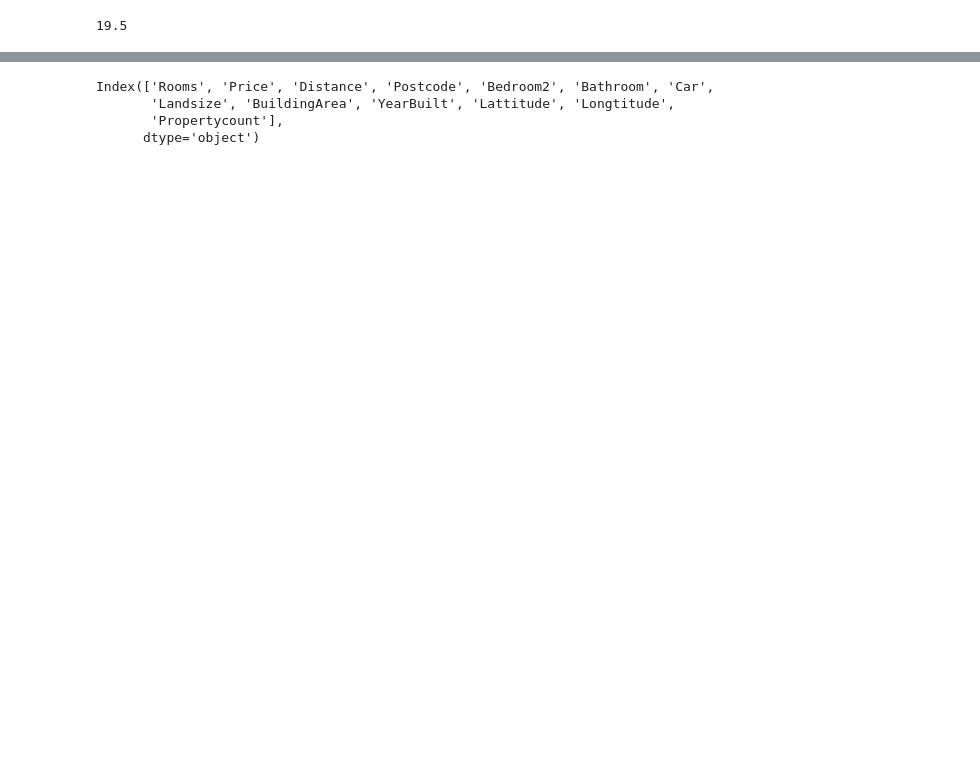
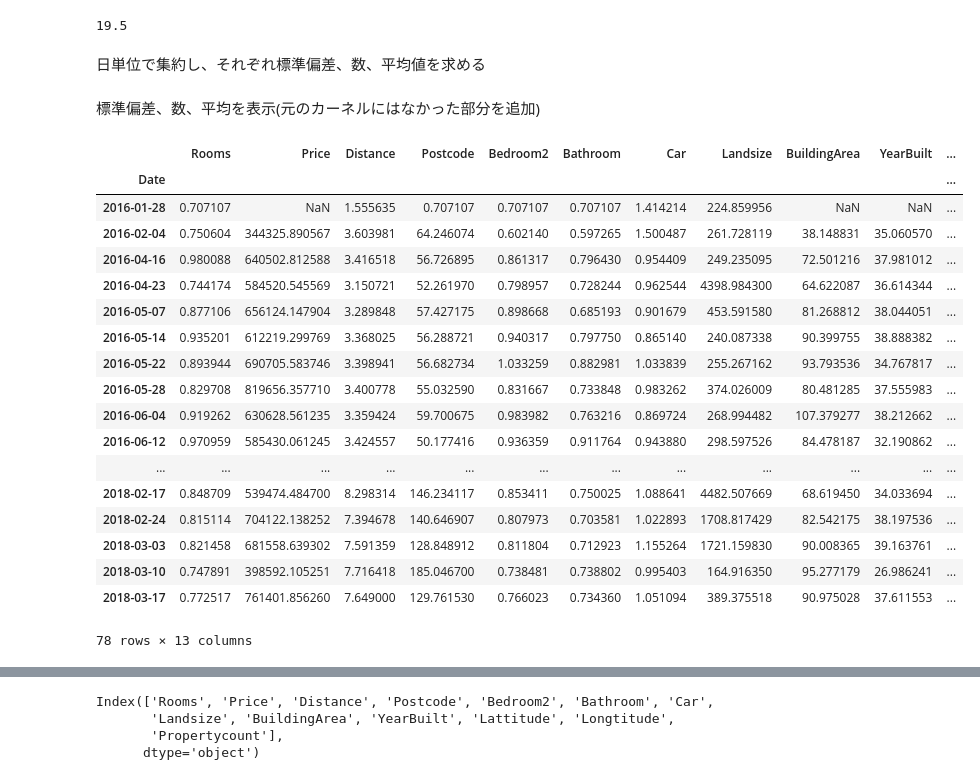
Before and after one commit to tsuchiyatoshio/team, a Jupyter notebook: matsuoka/1.1 Liner Regression/Price analysis and Linear Regression/notebook/price-analysis-and-linear-regression_result.ipynb, the cells around one changed output, grey strips where cells are left out. Cells and saved outputs as stored; diff of their text form; code cells hidden in the pictures; blank space fills up the shorter version.

```diff
--- a/matsuoka/1.1 Liner Regression/Price analysis and Linear Regression/notebook/price-analysis-and-linear-regression_result.ipynb
+++ b/matsuoka/1.1 Liner Regression/Price analysis and Linear Regression/notebook/price-analysis-and-linear-regression_result.ipynb
@@ -48,7 +56,33 @@ len(dataframe["Date"].unique())/4
 ##12 Means a year of Data!
 # %% [output]
 19.5
+# %% [markdown]
+日単位で集約し、それぞれ標準偏差、数、平均値を求める
 # %%
 var = dataframe[dataframe["Type"]=="h"].sort_values("Date", ascending=False).groupby("Date").std()
 count = dataframe[dataframe["Type"]=="h"].sort_values("Date", ascending=False).groupby("Date").count()
 mean = dataframe[dataframe["Type"]=="h"].sort_values("Date", ascending=False).groupby("Date").mean()
+# %% [markdown]
+標準偏差、数、平均を表示(元のカーネルにはなかった部分を追加)
+# %%
+var
+# %% [output]
+|  | Rooms | Price | Distance | Postcode | Bedroom2 | Bathroom | Car | Landsize | BuildingArea | YearBuilt | ... |
+| Date |  |  |  |  |  |  |  |  |  |  | ... |
+| 2016-01-28 | 0.707107 | NaN | 1.555635 | 0.707107 | 0.707107 | 0.707107 | 1.414214 | 224.859956 | NaN | NaN | ... |
+| 2016-02-04 | 0.750604 | 344325.890567 | 3.603981 | 64.246074 | 0.602140 | 0.597265 | 1.500487 | 261.728119 | 38.148831 | 35.060570 | ... |
+| 2016-04-16 | 0.980088 | 640502.812588 | 3.416518 | 56.726895 | 0.861317 | 0.796430 | 0.954409 | 249.235095 | 72.501216 | 37.981012 | ... |
+| 2016-04-23 | 0.744174 | 584520.545569 | 3.150721 | 52.261970 | 0.798957 | 0.728244 | 0.962544 | 4398.984300 | 64.622087 | 36.614344 | ... |
+| 2016-05-07 | 0.877106 | 656124.147904 | 3.289848 | 57.427175 | 0.898668 | 0.685193 | 0.901679 | 453.591580 | 81.268812 | 38.044051 | ... |
+| 2016-05-14 | 0.935201 | 612219.299769 | 3.368025 | 56.288721 | 0.940317 | 0.797750 | 0.865140 | 240.087338 | 90.399755 | 38.888382 | ... |
+| 2016-05-22 | 0.893944 | 690705.583746 | 3.398941 | 56.682734 | 1.033259 | 0.882981 | 1.033839 | 255.267162 | 93.793536 | 34.767817 | ... |
+| 2016-05-28 | 0.829708 | 819656.357710 | 3.400778 | 55.032590 | 0.831667 | 0.733848 | 0.983262 | 374.026009 | 80.481285 | 37.555983 | ... |
+| 2016-06-04 | 0.919262 | 630628.561235 | 3.359424 | 59.700675 | 0.983982 | 0.763216 | 0.869724 | 268.994482 | 107.379277 | 38.212662 | ... |
+| 2016-06-12 | 0.970959 | 585430.061245 | 3.424557 | 50.177416 | 0.936359 | 0.911764 | 0.943880 | 298.597526 | 84.478187 | 32.190862 | ... |
+| ... | ... | ... | ... | ... | ... | ... | ... | ... | ... | ... | ... |
+| 2018-02-17 | 0.848709 | 539474.484700 | 8.298314 | 146.234117 | 0.853411 | 0.750025 | 1.088641 | 4482.507669 | 68.619450 | 34.033694 | ... |
+| 2018-02-24 | 0.815114 | 704122.138252 | 7.394678 | 140.646907 | 0.807973 | 0.703581 | 1.022893 | 1708.817429 | 82.542175 | 38.197536 | ... |
+| 2018-03-03 | 0.821458 | 681558.639302 | 7.591359 | 128.848912 | 0.811804 | 0.712923 | 1.155264 | 1721.159830 | 90.008365 | 39.163761 | ... |
+| 2018-03-10 | 0.747891 | 398592.105251 | 7.716418 | 185.046700 | 0.738481 | 0.738802 | 0.995403 | 164.916350 | 95.277179 | 26.986241 | ... |
+| 2018-03-17 | 0.772517 | 761401.856260 | 7.649000 | 129.761530 | 0.766023 | 0.734360 | 1.051094 | 389.375518 | 90.975028 | 37.611553 | ... |
+78 rows × 13 columns
```
Also changed, not shown: parts of 39 cells of this notebook, 1 other file.
